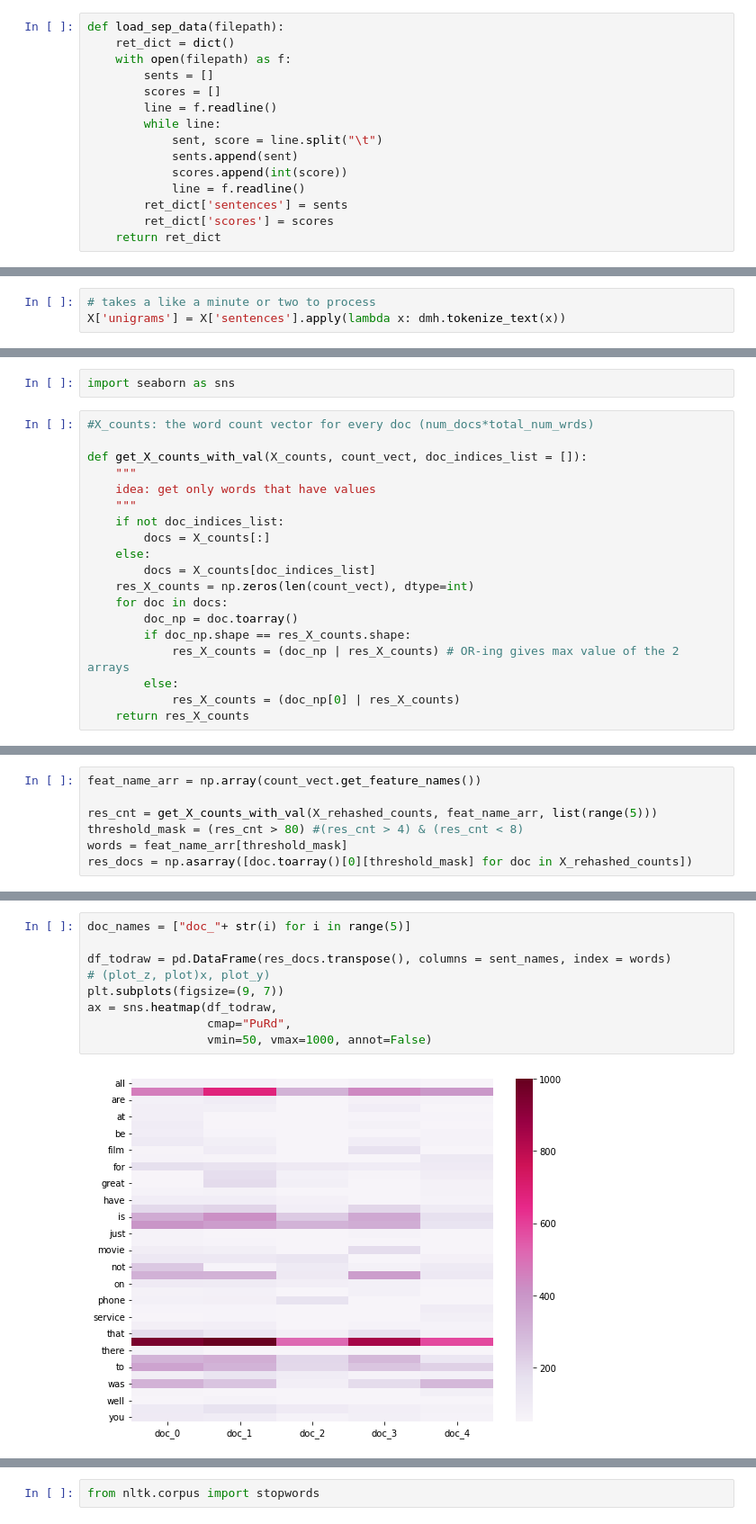
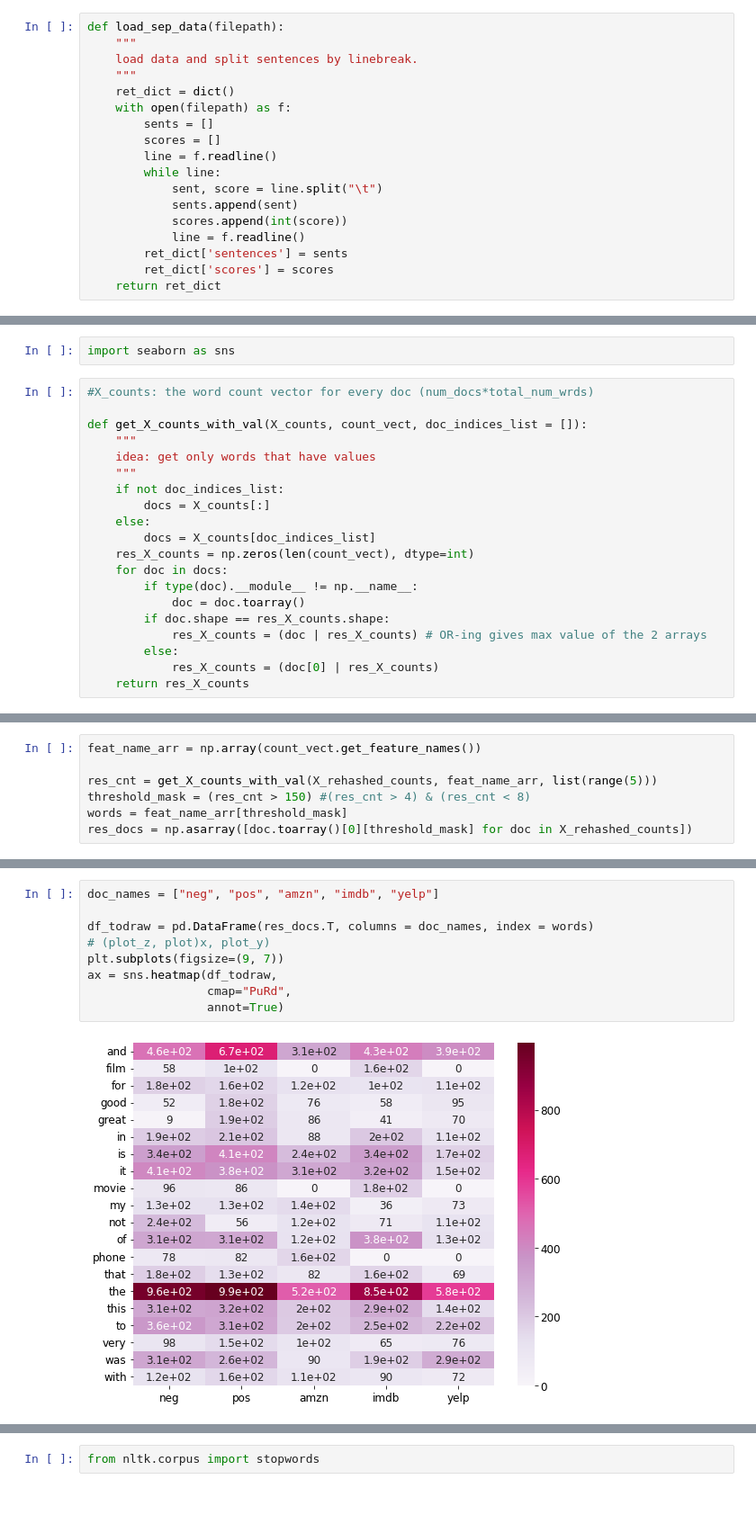
Before and after one commit to LKChenLK/DM2021-Lab1-master, a Jupyter notebook: DM2021-Lab1-Homework.ipynb, the cells around one changed output, grey strips where cells are left out. Shown at 90% size. Drawn from its saved outputs; the diff is of its cells as text; blank space fills up the shorter version.

```diff
--- a/DM2021-Lab1-Homework.ipynb
+++ b/DM2021-Lab1-Homework.ipynb
@@ -401,6 +422,9 @@ X[0:9]
 ## 1, 2. Load & Prepare Data
 # %%
 def load_sep_data(filepath):
+    """
+    load data and split sentences by linebreak.
+    """
     ret_dict = dict()
     with open(filepath) as f:
         sents = []
@@ -754,3 +737,0 @@ import nltk
-# %%
-# takes a like a minute or two to process
-X['unigrams'] = X['sentences'].apply(lambda x: dmh.tokenize_text(x))
@@ -882,10 +811,11 @@ def get_X_counts_with_val(X_counts, count_vect, doc_indices_list = []):
         docs = X_counts[doc_indices_list]
     res_X_counts = np.zeros(len(count_vect), dtype=int)
     for doc in docs:
-        doc_np = doc.toarray()
-        if doc_np.shape == res_X_counts.shape:
-            res_X_counts = (doc_np | res_X_counts) # OR-ing gives max value of the 2 arrays
+        if type(doc).__module__ != np.__name__:
+            doc = doc.toarray()
+        if doc.shape == res_X_counts.shape:
+            res_X_counts = (doc | res_X_counts) # OR-ing gives max value of the 2 arrays
         else:
-            res_X_counts = (doc_np[0] | res_X_counts)
+            res_X_counts = (doc[0] | res_X_counts)
     return res_X_counts
 # %%
@@ -904,6 +840,6 @@ For each task, sentences or the same category (i.e. review website or sentiment)
 feat_name_arr = np.array(count_vect.get_feature_names())
 
 res_cnt = get_X_counts_with_val(X_rehashed_counts, feat_name_arr, list(range(5)))
-threshold_mask = (res_cnt > 80) #(res_cnt > 4) & (res_cnt < 8)
+threshold_mask = (res_cnt > 150) #(res_cnt > 4) & (res_cnt < 8)
 words = feat_name_arr[threshold_mask]
 res_docs = np.asarray([doc.toarray()[0][threshold_mask] for doc in X_rehashed_counts])
@@ -914,11 +846,11 @@ len(res_cnt[threshold_mask])
 # %%
-doc_names = ["doc_"+ str(i) for i in range(5)]
+doc_names = ["neg", "pos", "amzn", "imdb", "yelp"]
 
-df_todraw = pd.DataFrame(res_docs.transpose(), columns = sent_names, index = words)
+df_todraw = pd.DataFrame(res_docs.T, columns = doc_names, index = words)
 # (plot_z, plot)x, plot_y)
 plt.subplots(figsize=(9, 7))
 ax = sns.heatmap(df_todraw,
                  cmap="PuRd",
-                 vmin=50, vmax=1000, annot=False)
+                 annot=True)
 # %% [output]
-[figure, old version]
+[figure, new version]
```
Also changed, not shown: parts of 163 cells of this notebook.
